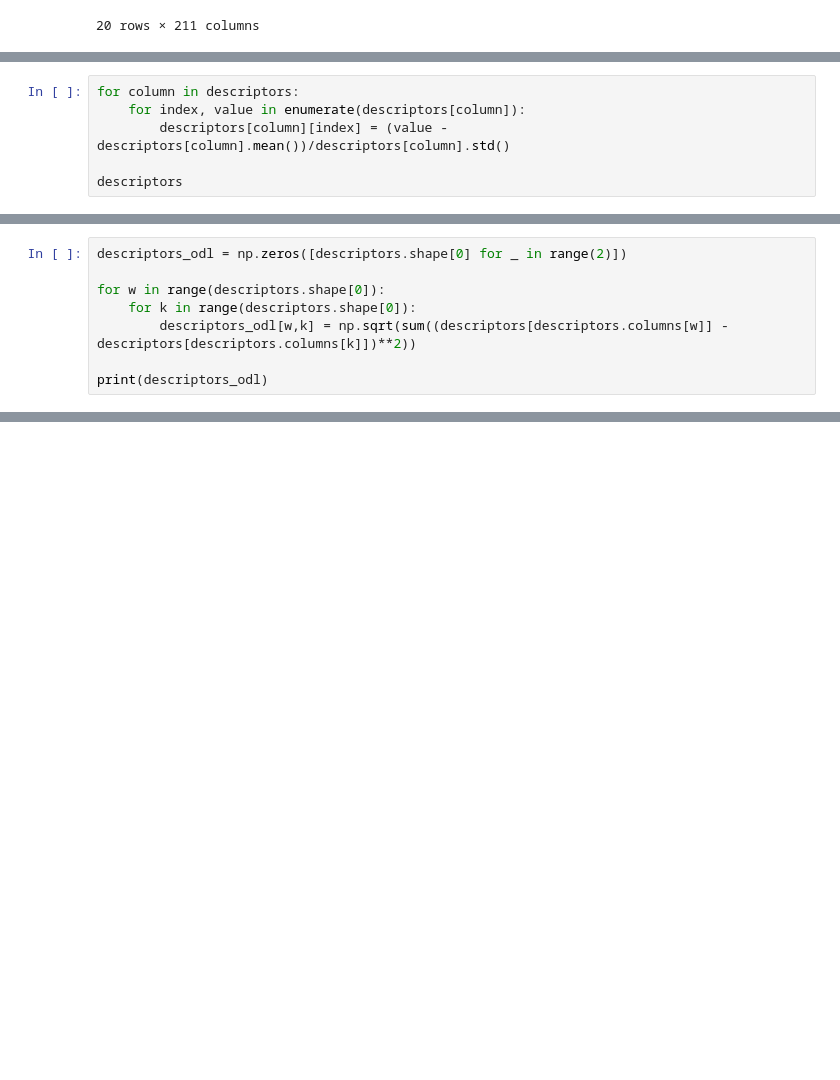
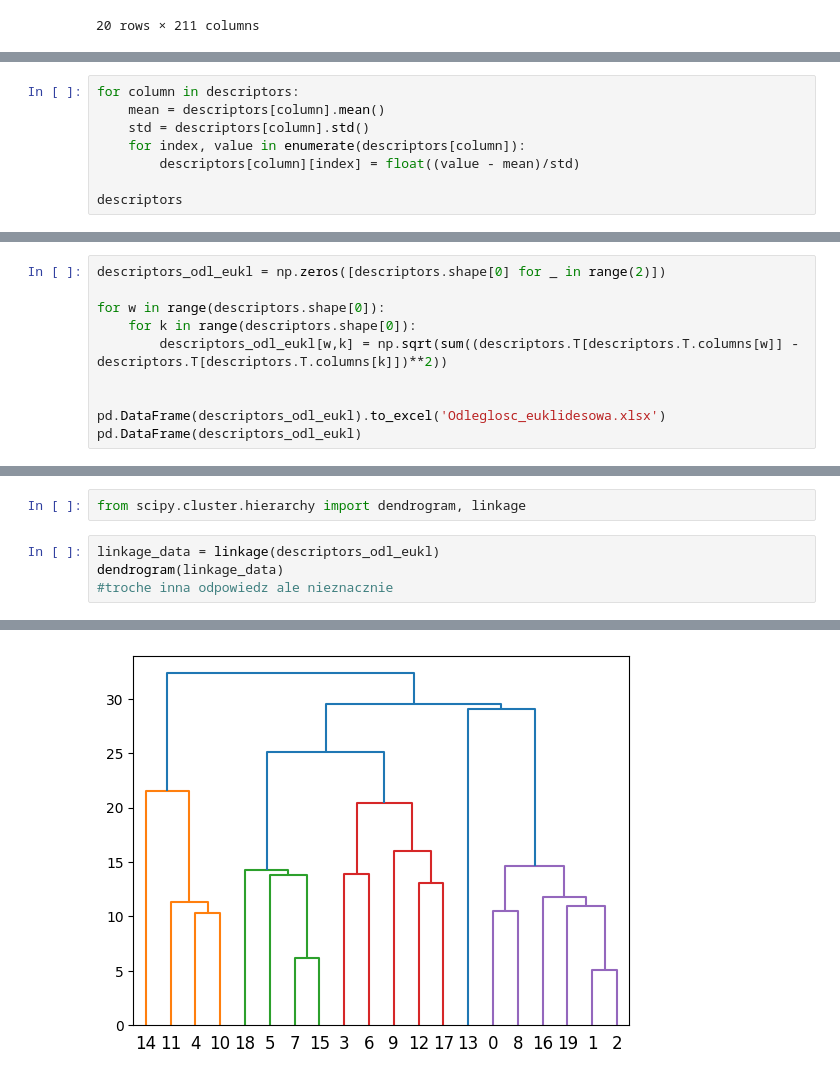
Before and after one commit to Kubabob/chemical-data-explorer, a Jupyter notebook: hca.ipynb, the cells around one changed output, grey strips where cells are left out. Drawn from its saved outputs; the diff is of its cells as text; blank space fills up the shorter version.

```diff
--- a/hca.ipynb
+++ b/hca.ipynb
@@ -103,8 +106,10 @@ descriptors
 20 rows × 147 columns
 # %%
 for column in descriptors:
+    mean = descriptors[column].mean()
+    std = descriptors[column].std()
     for index, value in enumerate(descriptors[column]):
-        descriptors[column][index] = (value - descriptors[column].mean())/descriptors[column].std()
+        descriptors[column][index] = float((value - mean)/std)
 
 descriptors
 # %% [output]
@@ -146,9 +134,11 @@ See the caveats in the documentation: https://pandas.pydata.org/pandas-docs/stab
 # %%
-descriptors_odl = np.zeros([descriptors.shape[0] for _ in range(2)])
+descriptors_odl_eukl = np.zeros([descriptors.shape[0] for _ in range(2)])
 
 for w in range(descriptors.shape[0]):
     for k in range(descriptors.shape[0]):
-        descriptors_odl[w,k] = np.sqrt(sum((descriptors[descriptors.columns[w]] - descriptors[descriptors.columns[k]])**2))
+        descriptors_odl_eukl[w,k] = np.sqrt(sum((descriptors.T[descriptors.T.columns[w]] - descriptors.T[descriptors.T.columns[k]])**2))
 
-print(descriptors_odl)
+
+pd.DataFrame(descriptors_odl_eukl).to_excel('Odleglosc_euklidesowa.xlsx')
+pd.DataFrame(descriptors_odl_eukl)
 # %% [output]
@@ -171,0 +189,7 @@ print(descriptors_odl)
+# %%
+from scipy.cluster.hierarchy import dendrogram, linkage
+# %%
+linkage_data = linkage(descriptors_odl_eukl)
+dendrogram(linkage_data)
+#troche inna odpowiedz ale nieznacznie
+# %% [output]
@@ -171,0 +213 @@ print(descriptors_odl)
+[figure, added]
```
Also changed, not shown: parts of 18 cells of this notebook, 2 other files.
